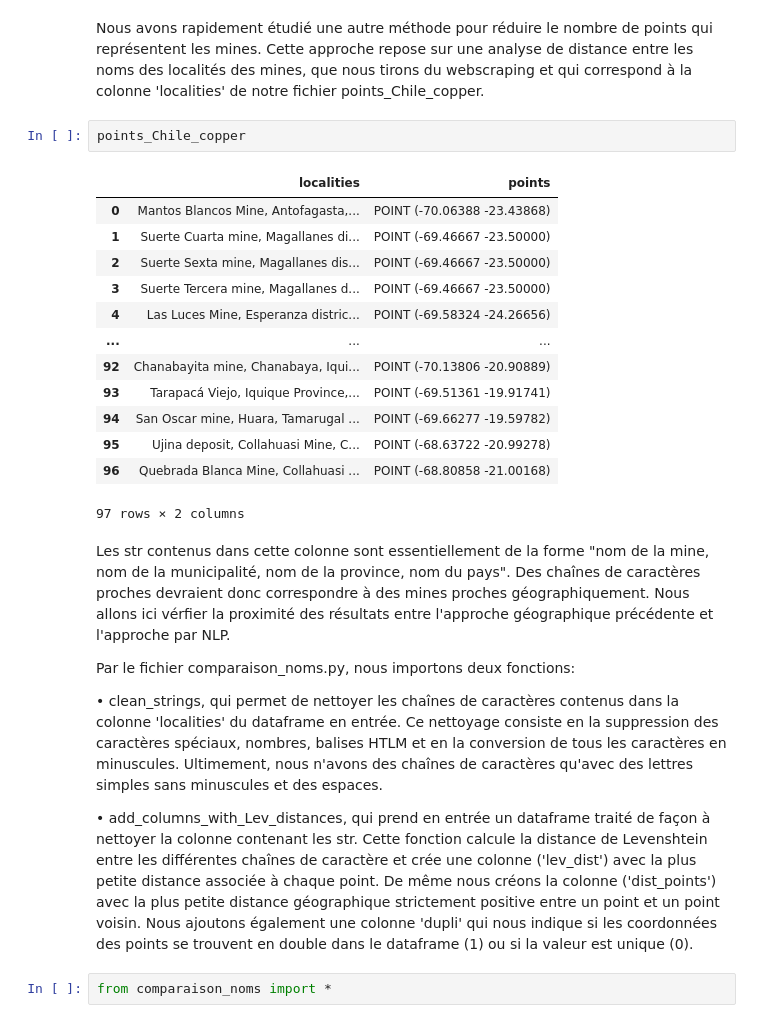
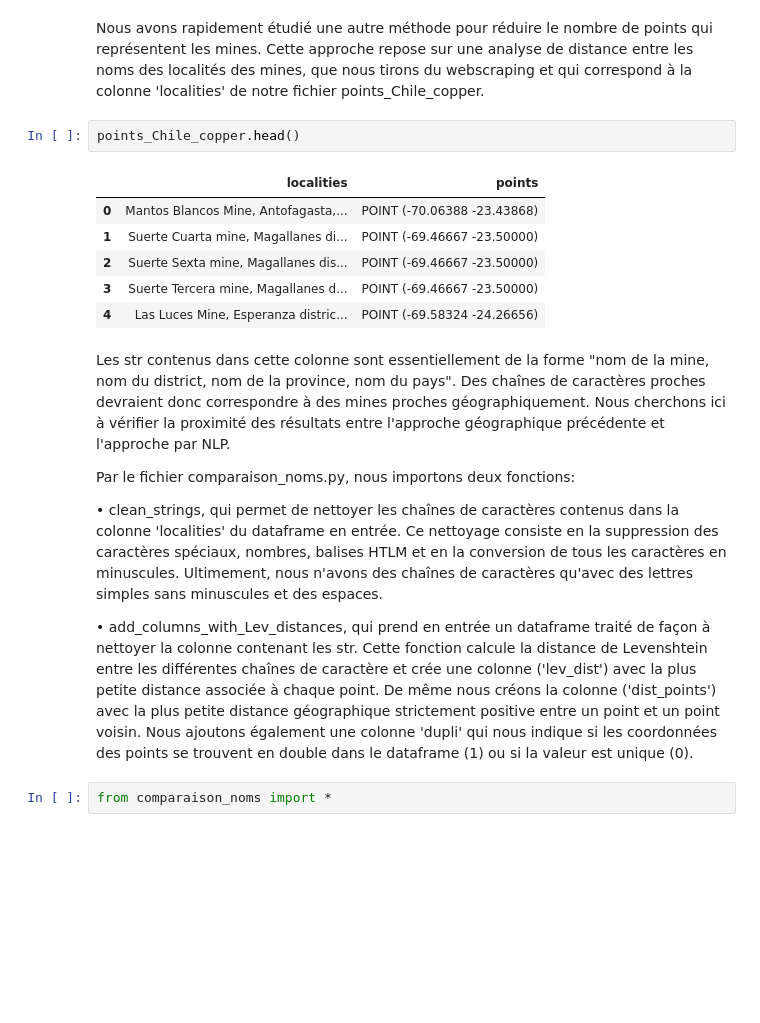
Before and after one commit to Suzie14/Mines, a Jupyter notebook: Main.ipynb, the cells around one changed output. Cells and saved outputs as stored; diff of their text form; blank space fills up the shorter version.

```diff
--- a/Main.ipynb
+++ b/Main.ipynb
@@ -226,23 +227,16 @@ Nous pouvons donc confirmer que l'ensemble identifiable de la production de cuiv
 # %% [markdown]
 Nous avons rapidement étudié une autre méthode pour réduire le nombre de points qui représentent les mines. Cette approche repose sur une analyse de distance entre les noms des localités des mines, que nous tirons du webscraping et qui correspond à la colonne 'localities' de notre fichier points_Chile_copper.
 # %%
-points_Chile_copper
+points_Chile_copper.head()
 # %% [output]
 |  | localities | points |
 | 0 | Mantos Blancos Mine, Antofagasta,... | POINT (-70.06388 -23.43868) |
 | 1 | Suerte Cuarta mine, Magallanes di... | POINT (-69.46667 -23.50000) |
 | 2 | Suerte Sexta mine, Magallanes dis... | POINT (-69.46667 -23.50000) |
 | 3 | Suerte Tercera mine, Magallanes d... | POINT (-69.46667 -23.50000) |
 | 4 | Las Luces Mine, Esperanza distric... | POINT (-69.58324 -24.26656) |
-| ... | ... | ... |
-| 92 | Chanabayita mine, Chanabaya, Iqui... | POINT (-70.13806 -20.90889) |
-| 93 | Tarapacá Viejo, Iquique Province,... | POINT (-69.51361 -19.91741) |
-| 94 | San Oscar mine, Huara, Tamarugal ... | POINT (-69.66277 -19.59782) |
-| 95 | Ujina deposit, Collahuasi Mine, C... | POINT (-68.63722 -20.99278) |
-| 96 | Quebrada Blanca Mine, Collahuasi ... | POINT (-68.80858 -21.00168) |
-97 rows × 2 columns
 # %% [markdown]
-Les str contenus dans cette colonne sont essentiellement de la forme "nom de la mine, nom de la municipalité, nom de la province, nom du pays". Des chaînes de caractères proches devraient donc correspondre à des mines proches géographiquement. Nous allons ici vérfier la proximité des résultats entre l'approche géographique précédente et l'approche par NLP.
+Les str contenus dans cette colonne sont essentiellement de la forme "nom de la mine, nom du district, nom de la province, nom du pays". Des chaînes de caractères proches devraient donc correspondre à des mines proches géographiquement. Nous cherchons ici à vérifier la proximité des résultats entre l'approche géographique précédente et l'approche par NLP.
 
 Par le fichier comparaison_noms.py, nous importons deux fonctions:
 
```
Also changed, not shown: parts of 15 cells of this notebook.
